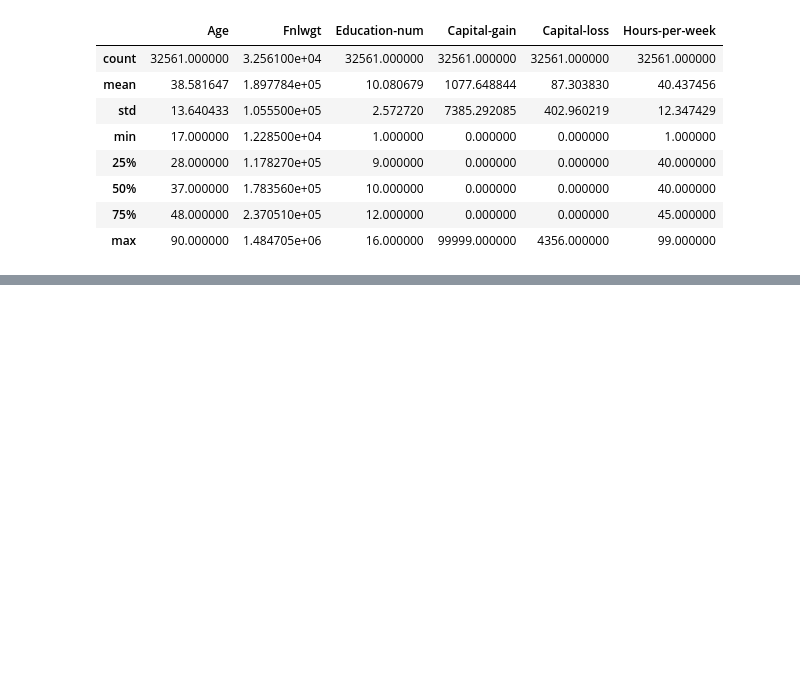
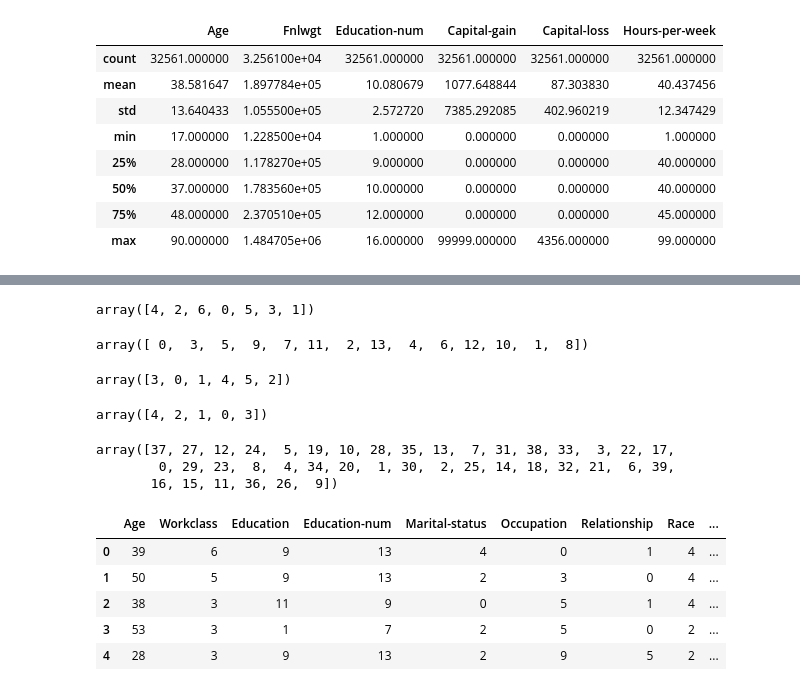
Before and after one commit to MadhunishaBala/Census_Income_Classification, a Jupyter notebook: 2337032_ML.ipynb, the cells around one changed output, grey strips where cells are left out. Saved outputs shown, nothing was run; the diff lists cells and outputs as text; code cells hidden in the pictures; blank space fills up the shorter version.

```diff
--- a/2337032_ML.ipynb
+++ b/2337032_ML.ipynb
@@ -56,0 +216,51 @@ data.describe()
+# %%
+Train_data['Marital-status']= label_encoder.fit_transform(Train_data['Marital-status'])
+Train_data['Marital-status'].unique()
+
+Test_data['Marital-status']= label_encoder.fit_transform(Test_data['Marital-status'])
+Test_data['Marital-status'].unique()
+# %% [output]
+array([4, 2, 6, 0, 5, 3, 1])
+# %%
+Train_data['Occupation']= label_encoder.fit_transform(Train_data['Occupation'])
+Train_data['Occupation'].unique()
+
+Test_data['Occupation']= label_encoder.fit_transform(Test_data['Occupation'])
+Test_data['Occupation'].unique()
+# %% [output]
+array([ 0,  3,  5,  9,  7, 11,  2, 13,  4,  6, 12, 10,  1,  8])
+# %%
+Train_data['Relationship']= label_encoder.fit_transform(Train_data['Relationship'])
+Train_data['Relationship'].unique()
+
+Test_data['Relationship']= label_encoder.fit_transform(Test_data['Relationship'])
+Test_data['Relationship'].unique()
+# %% [output]
+array([3, 0, 1, 4, 5, 2])
+# %%
+Train_data['Race']= label_encoder.fit_transform(Train_data['Race'])
+Train_data['Race'].unique()
+
+Test_data['Race']= label_encoder.fit_transform(Test_data['Race'])
+Test_data['Race'].unique()
+# %% [output]
+array([4, 2, 1, 0, 3])
+# %%
+Train_data['Native-country']= label_encoder.fit_transform(Train_data['Native-country'])
+Train_data['Native-country'].unique()
+
+Test_data['Native-country']= label_encoder.fit_transform(Test_data['Native-country'])
+Test_data['Native-country'].unique()
+# %% [output]
+array([37, 27, 12, 24,  5, 19, 10, 28, 35, 13,  7, 31, 38, 33,  3, 22, 17,
+        0, 29, 23,  8,  4, 34, 20,  1, 30,  2, 25, 14, 18, 32, 21,  6, 39,
+       16, 15, 11, 36, 26,  9])
+# %%
+Train_data.head()
+# %% [output]
+|  | Age | Workclass | Education | Education-num | Marital-status | Occupation | Relationship | Race | ... |
+| 0 | 39 | 6 | 9 | 13 | 4 | 0 | 1 | 4 | ... |
+| 1 | 50 | 5 | 9 | 13 | 2 | 3 | 0 | 4 | ... |
+| 2 | 38 | 3 | 11 | 9 | 0 | 5 | 1 | 4 | ... |
+| 3 | 53 | 3 | 1 | 7 | 2 | 5 | 0 | 2 | ... |
+| 4 | 28 | 3 | 9 | 13 | 2 | 9 | 5 | 2 | ... |
```
Also changed, not shown: parts of 26 cells of this notebook.
